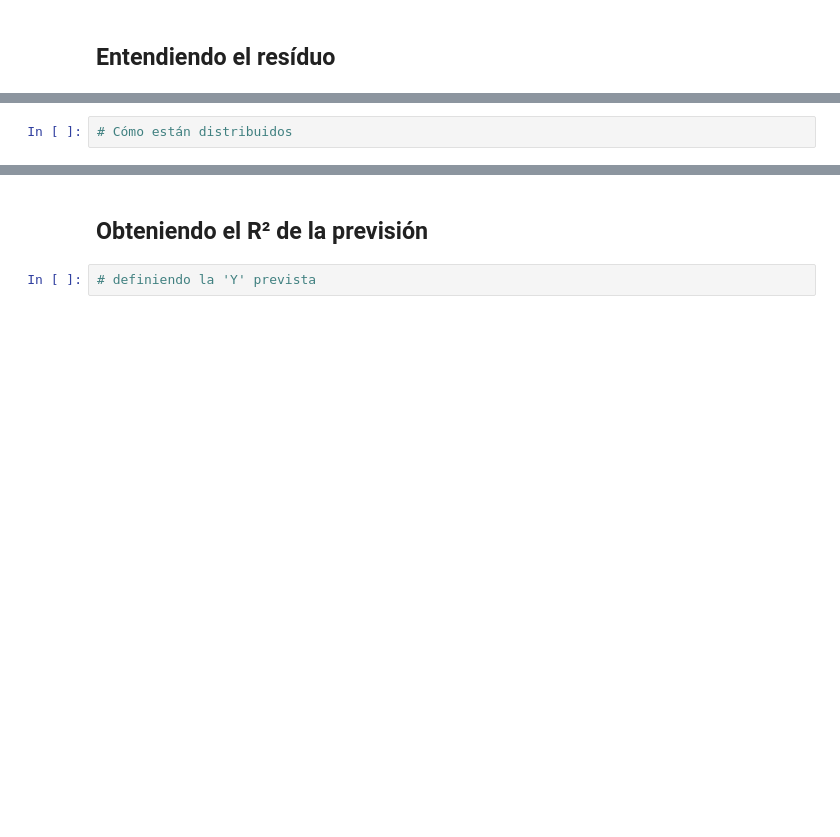
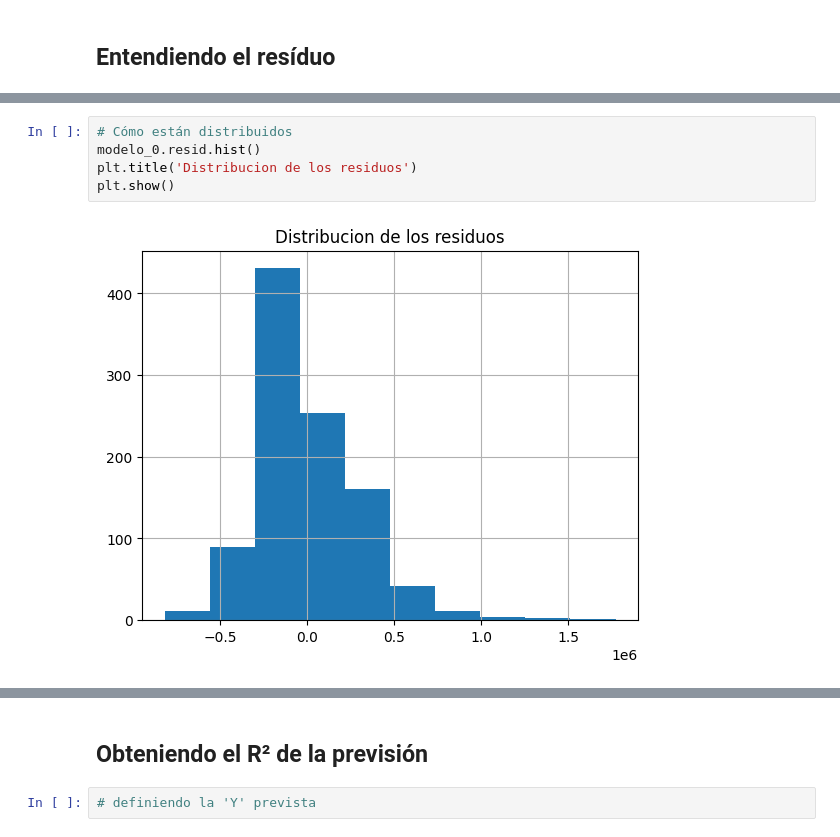
Before and after one commit to MyAppsTest/Data-Science-probando-relaciones-con-regresi-n-lineal, a Jupyter notebook: precios_de_inmuebles_regresion_lineal.ipynb, the cells around one changed output, grey strips where cells are left out. Drawn from its saved outputs; the diff is of its cells as text; blank space fills up the shorter version.

```diff
--- a/precios_de_inmuebles_regresion_lineal.ipynb
+++ b/precios_de_inmuebles_regresion_lineal.ipynb
@@ -259,5 +306,10 @@ En este caso, recurrimos a la métrica R², el coeficiente de determinación. El
-# %%
-# Cómo están distribuidos
+# %%
+# Cómo están distribuidos
+modelo_0.resid.hist()
+plt.title('Distribucion de los residuos')
+plt.show()
+# %% [output]
+[figure, added]
 # %% [markdown]
 <img src="https://i.ibb.co/zGTB35V/residuos.png" alt="residuos" border="0">
 # %% [markdown]
```
Also changed, not shown: parts of 6 cells of this notebook.
